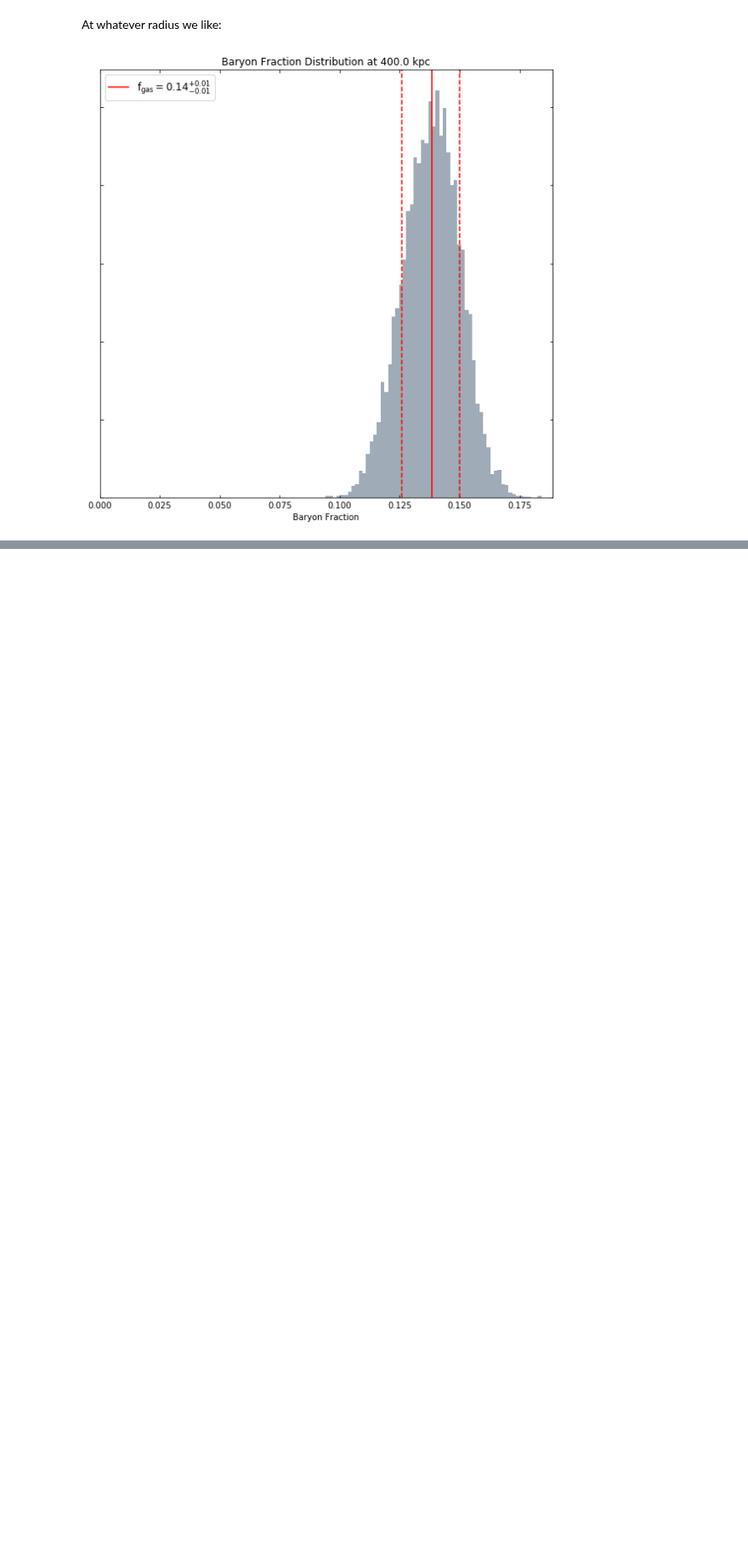
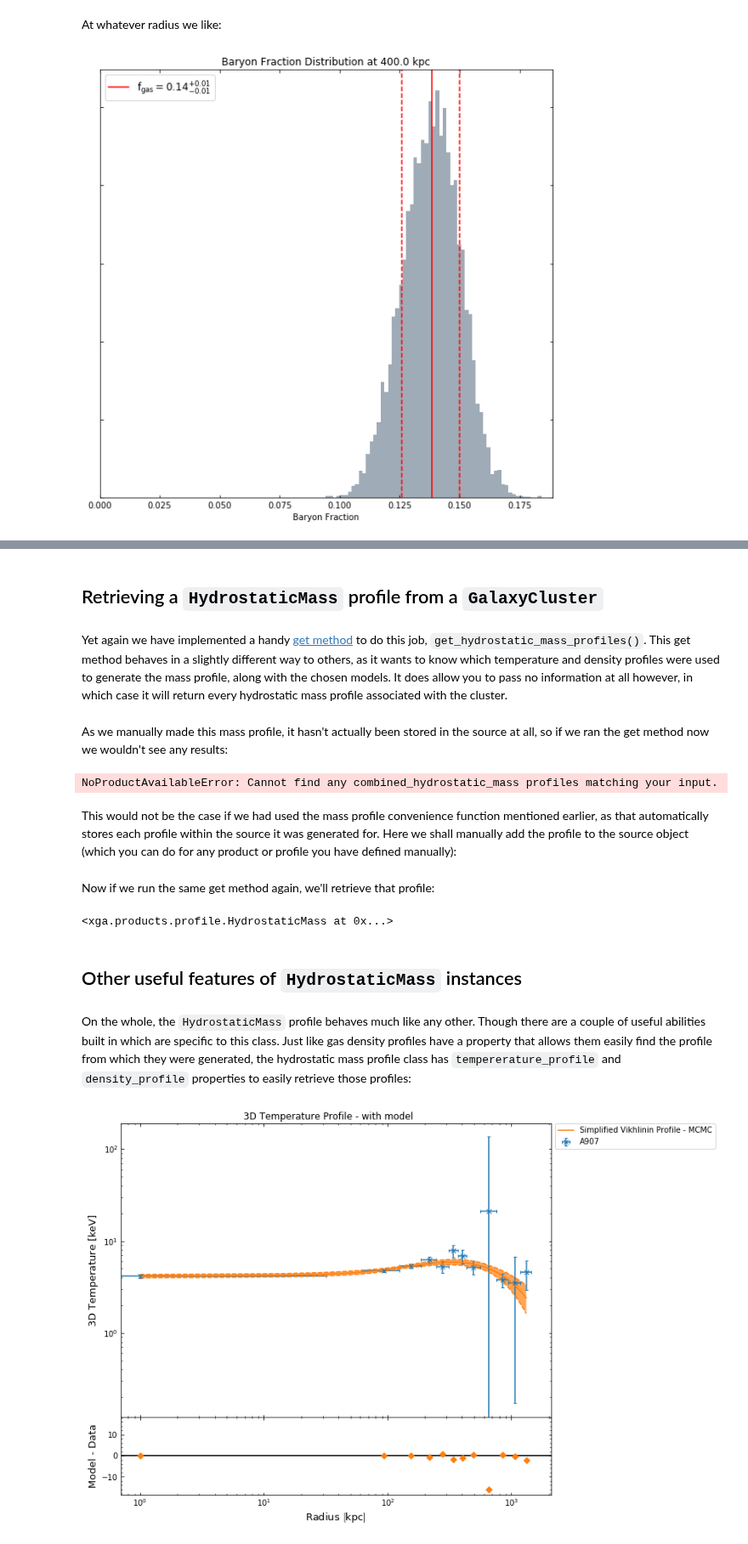
Before and after one commit to DavidT3/XGA, a Jupyter notebook: docs/source/notebooks/advanced_tutorials/hydrostatic_mass.ipynb, the cells around one changed output, grey strips where cells are left out. Shown at 85% size. Drawn from its saved outputs; the diff is of its cells as text; code cells hidden in the pictures; blank space fills up the shorter version.

Commit message:
Hydrostatic mass first pass completely done, just needs to be re-run now. For issue #489

```diff
--- a/docs/source/notebooks/advanced_tutorials/hydrostatic_mass.ipynb
+++ b/docs/source/notebooks/advanced_tutorials/hydrostatic_mass.ipynb
@@ -195,0 +217,28 @@ hym_prof.view_baryon_fraction_dist(Quantity(400, 'kpc'))
+# %% [markdown]
+## Retrieving a `HydrostaticMass` profile from a `GalaxyCluster`
+# %% [markdown]
+Yet again we have implemented a handy [get method](../../xga.sources.html#xga.sources.extended.GalaxyCluster.get_hydrostatic_mass_profiles) to do this job, `get_hydrostatic_mass_profiles()`. This get method behaves in a slightly different way to others, as it wants to know which temperature and density profiles were used to generate the mass profile, along with the chosen models. It does allow you to pass no information at all however, in which case it will return every hydrostatic mass profile associated with the cluster.
+# %% [markdown]
+As we manually made this mass profile, it hasn't actually been stored in the source at all, so if we ran the get method now we wouldn't see any results:
+# %%
+demo_src.get_hydrostatic_mass_profiles()
+# %% [output]
+NoProductAvailableError: Cannot find any combined_hydrostatic_mass profiles matching your input.
+# %% [markdown]
+This would not be the case if we had used the mass profile convenience function mentioned earlier, as that automatically stores each profile within the source it was generated for. Here we shall manually add the profile to the source object (which you can do for any product or profile you have defined manually):
+# %%
+demo_src.update_products(hym_prof)
+# %% [markdown]
+Now if we run the same get method again, we'll retrieve that profile:
+# %%
+demo_src.get_hydrostatic_mass_profiles()
+# %% [output]
+<xga.products.profile.HydrostaticMass at 0x...>
+# %% [markdown]
+## Other useful features of `HydrostaticMass` instances
+# %% [markdown]
+On the whole, the `HydrostaticMass` profile behaves much like any other. Though there are a couple of useful abilities built in which are specific to this class. Just like gas density profiles have a property that allows them easily find the profile from which they were generated, the hydrostatic mass profile class has `tempererature_profile` and `density_profile` properties to easily retrieve those profiles:
+# %%
+hym_prof.temperature_profile.view()
+# %% [output]
+[figure, added]
```
Also changed, not shown: parts of 14 cells of this notebook, 1 other file.
